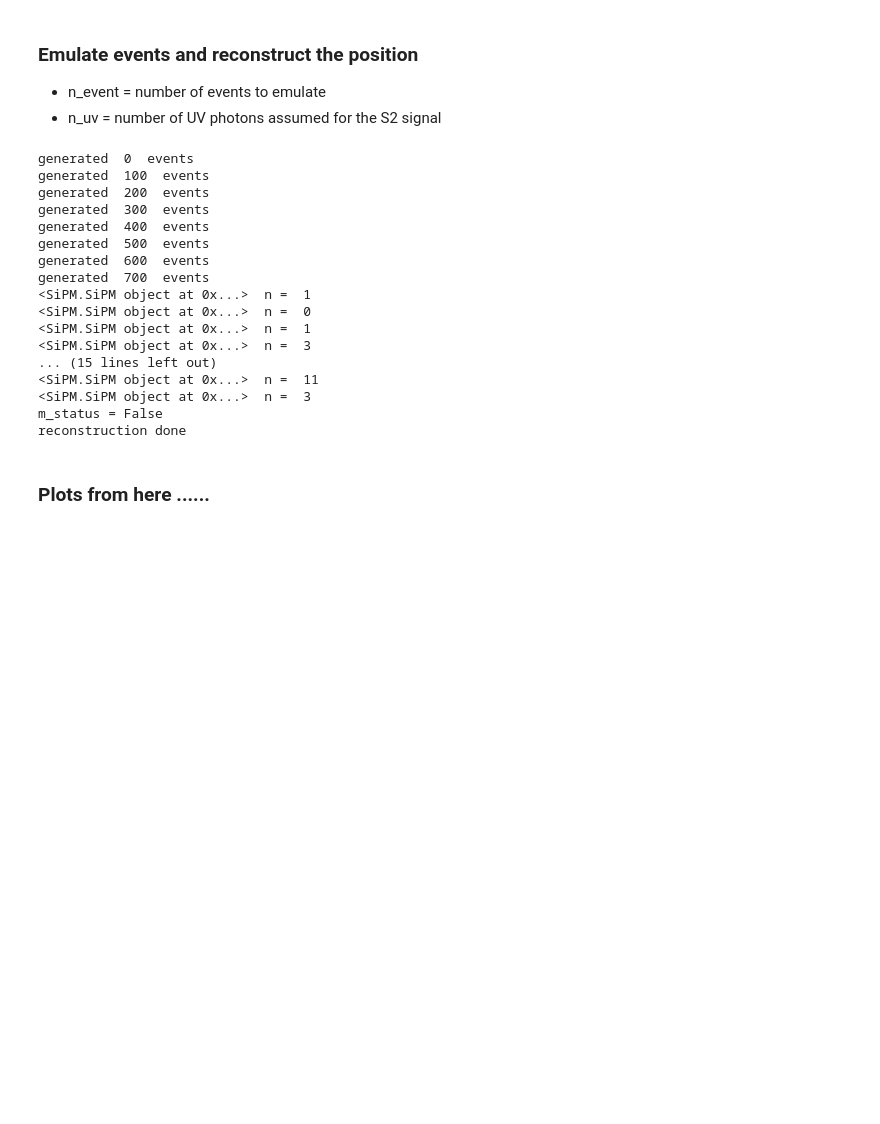
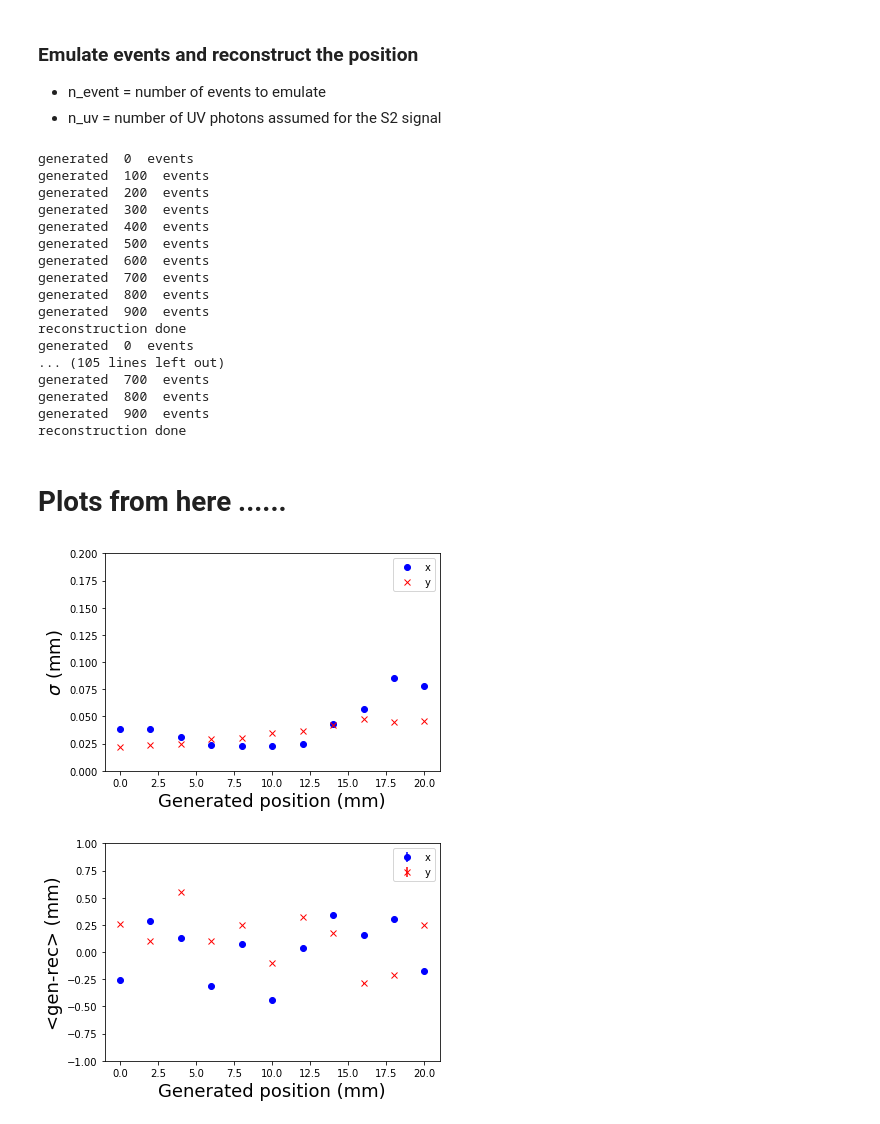
Before and after one commit to acolijn/SiPM, a Jupyter notebook: SiPMsimulatorXAMS.ipynb, the cells around one changed output. Saved outputs shown, nothing was run; the diff lists cells and outputs as text; code cells hidden in the pictures; blank space fills up the shorter version.

```diff
--- a/SiPMsimulatorXAMS.ipynb
+++ b/SiPMsimulatorXAMS.ipynb
@@ -60,8 +75,11 @@ event generation done
 * n_event = number of events to emulate
 * n_uv = number of UV photons assumed for the S2 signal
 # %%
-rec = Reconstruction(geo=geo,sim=sim)
-df = rec.emulate_events(n_uv=15000,n_event=1000,method="LNLIKE",plot=False,nbins=100,range=((-30,30),(-30,30)))
+recs = []
+for sim in sims:
+    rec = Reconstruction(sim=sim)
+    rec.emulate_events(n_uv=50000,n_event=1000,method="CHI2",plot=False,nbins=100,range=((-30,30),(-30,30)))
+    recs.append(rec)
 # %% [output]
 generated  0  events
 generated  100  events
@@ -71,15 +89,63 @@ generated  400  events
 generated  500  events
 generated  600  events
 generated  700  events
-<SiPM.SiPM object at 0x...>  n =  1
-<SiPM.SiPM object at 0x...>  n =  0
-<SiPM.SiPM object at 0x...>  n =  1
-<SiPM.SiPM object at 0x...>  n =  3
-... (15 lines left out)
-<SiPM.SiPM object at 0x...>  n =  11
-<SiPM.SiPM object at 0x...>  n =  3
-m_status = False
+generated  800  events
+generated  900  events
 reconstruction done
+generated  0  events
+... (105 lines left out)
+generated  700  events
+generated  800  events
+generated  900  events
+reconstruction done
 # %% [markdown]
-### Plots from here ...... ###
+# Plots from here ...... #
+# %%
+sx = []
+sy = []
+x0 = []
+y0 = []
+dx = []
+dy = []
+dx_err = []
+dy_err = []
+
+
+# loop through all the simulated locations
+for reco in recs:
+    df = reco.df_rec[reco.df_rec.status == 1]
+    #print('xr =',df.xr.mean(),' yr =',df.yr.mean())
+    dx.append(df.xr.mean()-reco.sim.get_x0()[0])
+    dy.append(df.yr.mean()-reco.sim.get_x0()[1])
+
+    sx.append(df.xr.sem())
+    sy.append(df.yr.sem())
+    x0.append(reco.sim.get_x0()[0])
+    y0.append(reco.sim.get_x0()[1])
+
+# reconstruction resolution
+dx_err = np.array(sx)/np.sqrt(50000)
+dy_err = np.array(sy)/np.sqrt(50000)
+
+
+
+plt.plot(x0,sx,'bo')
+plt.plot(x0,sy,'rx')
+plt.ylim([0.0,+0.2])
+plt.xlabel('Generated position (mm)',fontsize=18)
+plt.ylabel('$\sigma$ (mm)',fontsize=18)
+plt.legend(['x','y'])
+plt.show()
+
+# reconstruction bias
+plt.errorbar(x0,dx,fmt='bo',yerr=dx_err)
+plt.errorbar(x0,dy,fmt='rx',yerr=dy_err)
+plt.ylim([-1.0,+1.0])
+plt.xlabel('Generated position (mm)',fontsize=18)
+plt.ylabel('<gen-rec> (mm)',fontsize=18)
+plt.legend(['x','y'])
+plt.show()
+# %% [output]
+[figure, added]
+[figure, added]
 # %%
```
Also changed, not shown: parts of 10 cells of this notebook, 1 other file.
